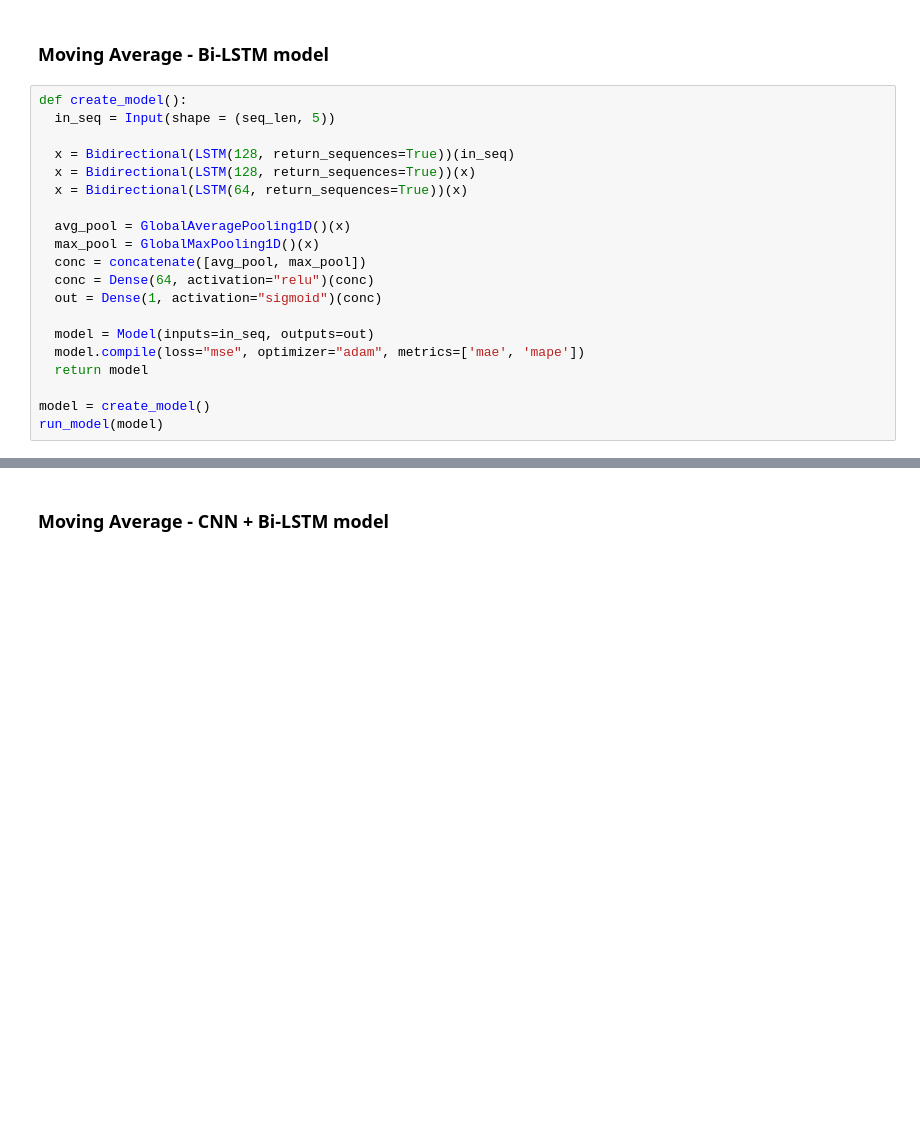
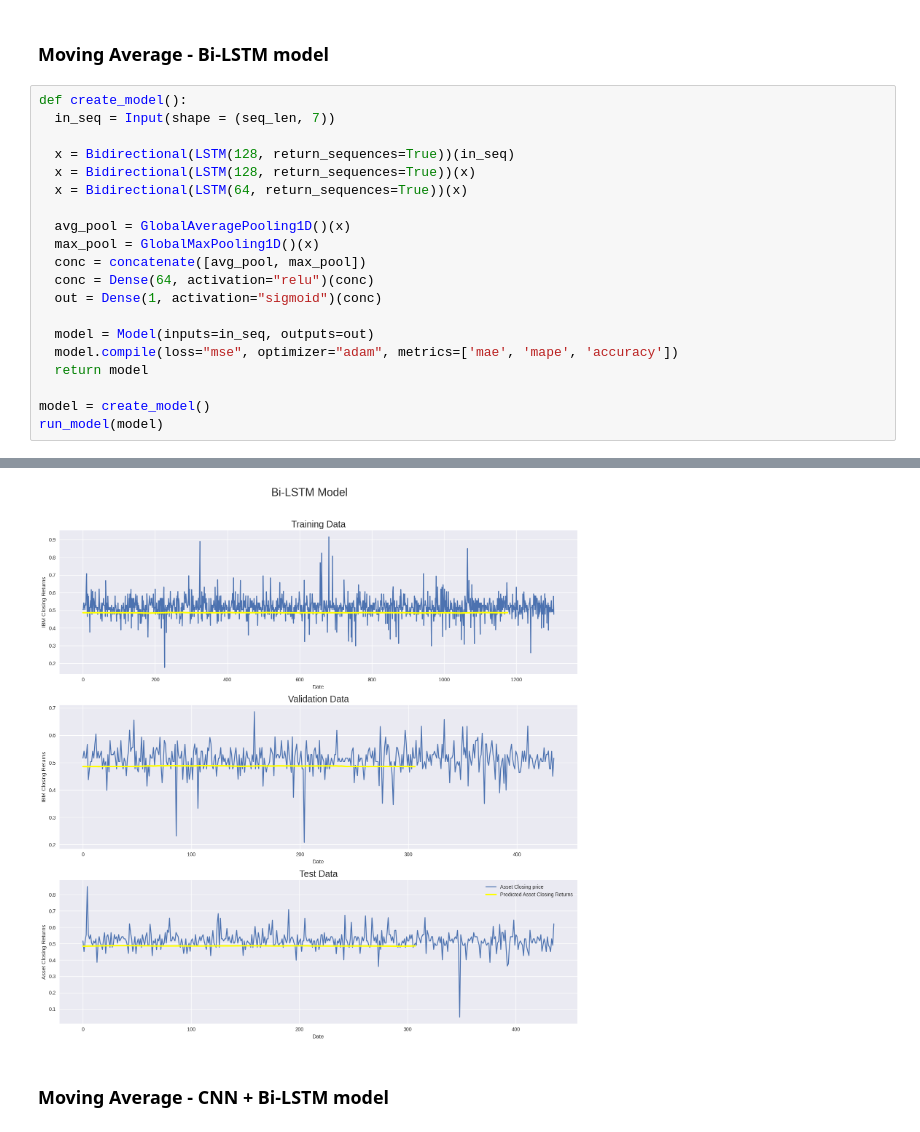
Before and after one commit to MikChristensen/Python-ML-Trading, a Jupyter notebook: 07 Mixed model/CNN_LSTM.ipynb, the cells around one changed output, grey strips where cells are left out. Drawn from its saved outputs; the diff is of its cells as text; blank space fills up the shorter version.

```diff
--- a/07 Mixed model/CNN_LSTM.ipynb
+++ b/07 Mixed model/CNN_LSTM.ipynb
@@ -594,7 +562,7 @@ print(X_val.shape, y_val.shape)
 ### Moving Average - Bi-LSTM model
 # %%
 def create_model():
-  in_seq = Input(shape = (seq_len, 5))
+  in_seq = Input(shape = (seq_len, 7))
 
   x = Bidirectional(LSTM(128, return_sequences=True))(in_seq)
   x = Bidirectional(LSTM(128, return_sequences=True))(x)
@@ -607,8 +575,9 @@ def create_model():
   out = Dense(1, activation="sigmoid")(conc)
 
   model = Model(inputs=in_seq, outputs=out)
-  model.compile(loss="mse", optimizer="adam", metrics=['mae', 'mape'])
+  model.compile(loss="mse", optimizer="adam", metrics=['mae', 'mape', 'accuracy'])
   return model
 
 model = create_model()
 run_model(model)
+# %% [output]
@@ -615,3 +601,4 @@ run_model(model)
+[figure, added]
 # %% [markdown]
 ### Moving Average - CNN + Bi-LSTM model
 # %%
```
Also changed, not shown: parts of 15 cells of this notebook.
